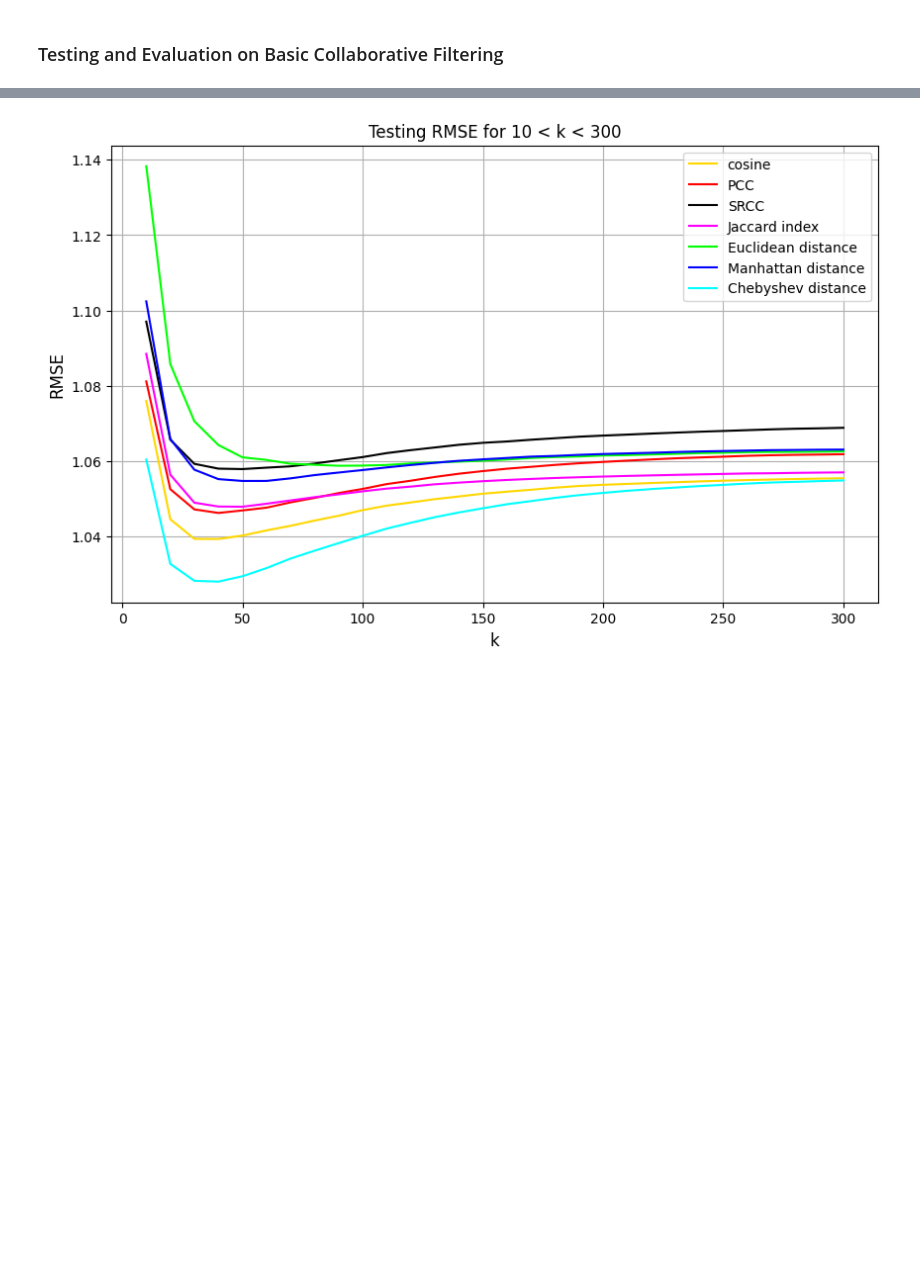
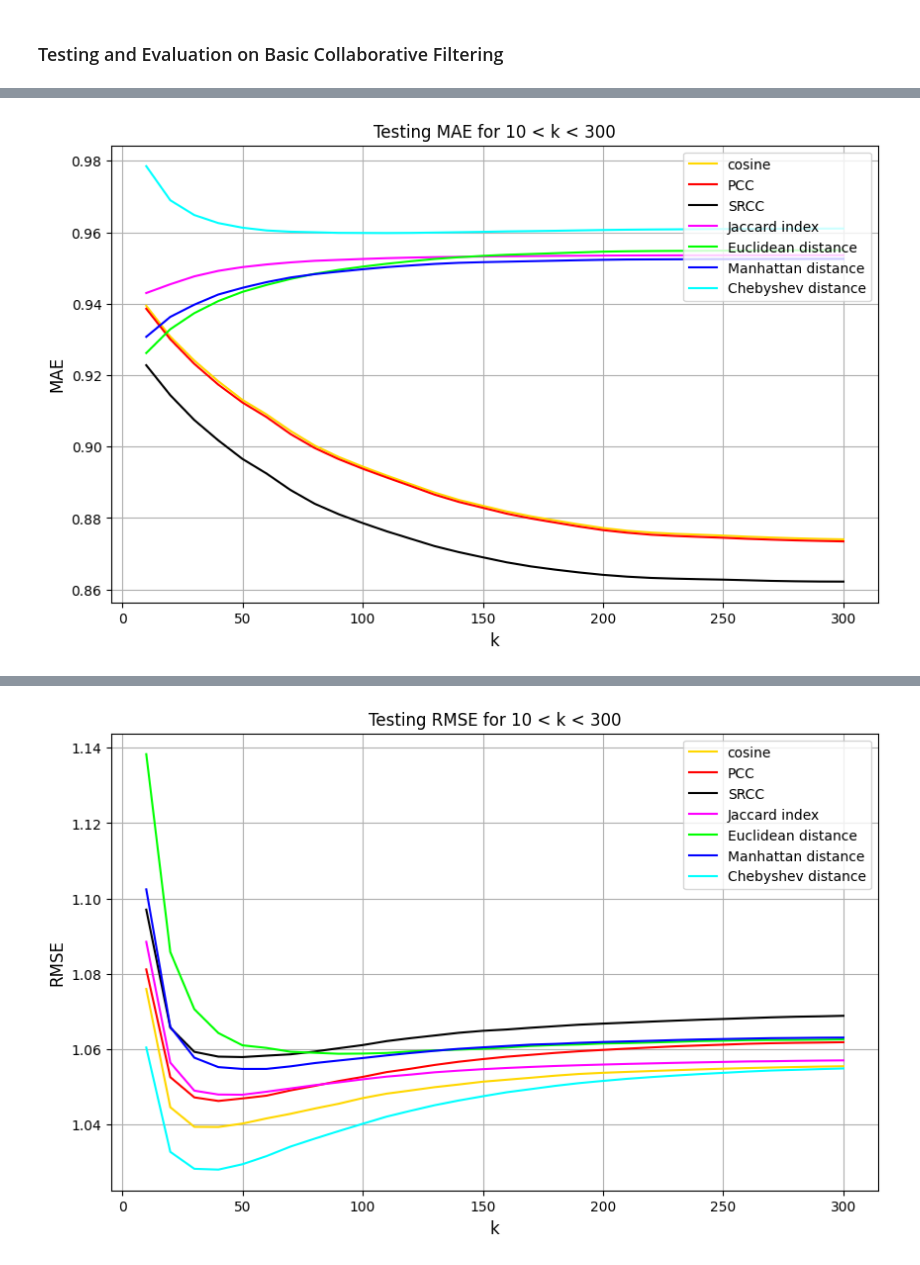
Before and after one commit to JustinDialdestoro/M4R_Clustering, a Jupyter notebook: Python/CF_testing.ipynb, the cells around one changed output, grey strips where cells are left out. Drawn from its saved outputs; the diff is of its cells as text; code cells hidden in the pictures; blank space fills up the shorter version.

```diff
--- a/Python/CF_testing.ipynb
+++ b/Python/CF_testing.ipynb
@@ -55,0 +46,17 @@ k_range = np.arange(10,301,10)
+# %%
+plt.figure(figsize=(10,6))
+plt.title("Testing MAE for 10 < k < 300", size=12)
+plt.plot(k_range, cos_eval_test[1], label = 'cosine', color='gold')
+plt.plot(k_range, pcc_eval_test[1], label = 'PCC', color='red')
+plt.plot(k_range, srcc_eval_test[1], label = 'SRCC', color='black')
+plt.plot(k_range, jacc_eval_test[1], label = 'Jaccard index', color='magenta')
+plt.plot(k_range, euc_eval_test[1], label = 'Euclidean distance', color='lime')
+plt.plot(k_range, mhat_eval_test[1], label = 'Manhattan distance', color='blue')
+plt.plot(k_range, cheb_eval_test[1], label = 'Chebyshev distance', color='aqua')
+plt.grid()
+plt.legend(loc = 'upper right')
+plt.ylabel('MAE', size=12)
+plt.xlabel('k', size=12)
+plt.show()
+# %% [output]
+[figure, added]
```
Also changed, not shown: parts of 10 cells of this notebook.
